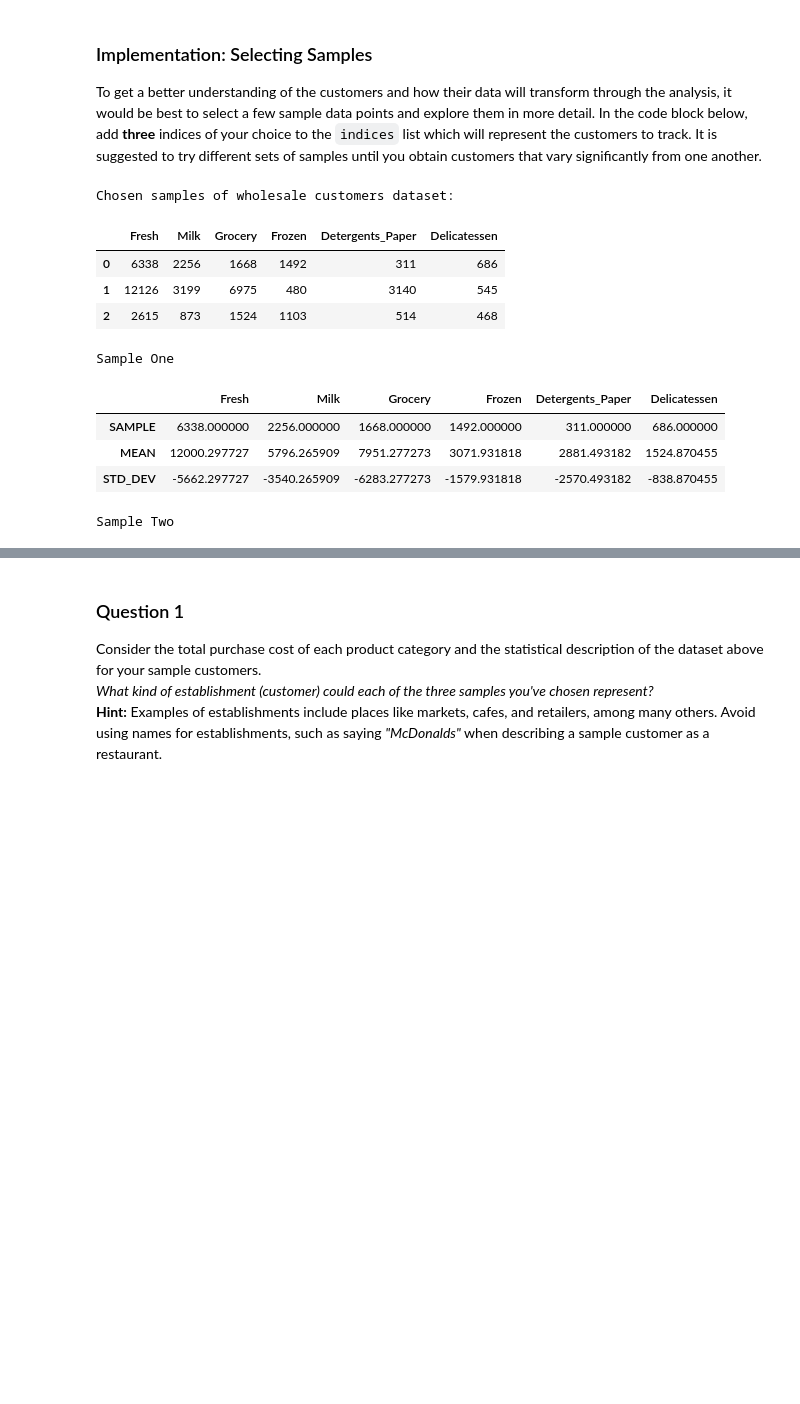
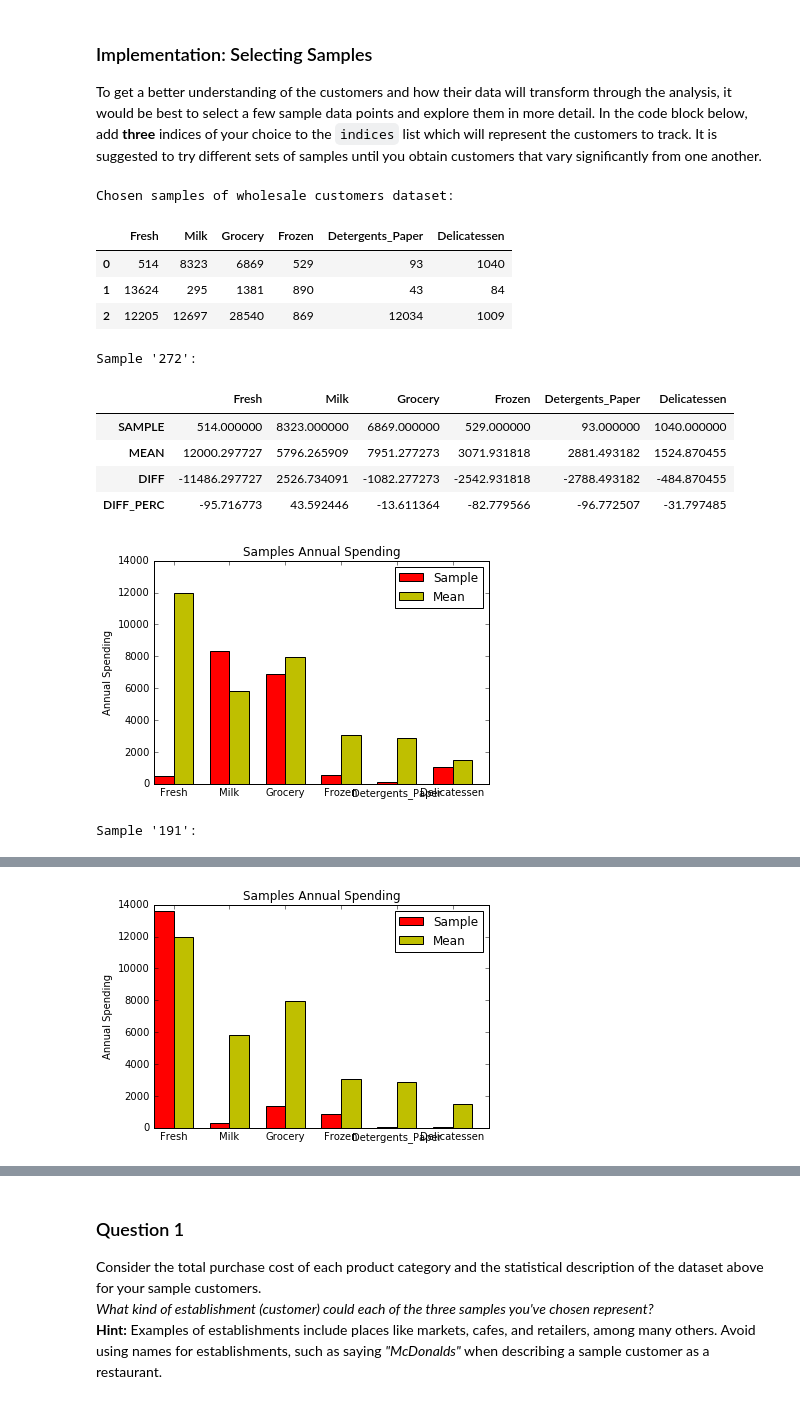
Before and after one commit to archelogos/ml-unsupervised-project, a Jupyter notebook: customer_segments.ipynb, the cells around one changed output, grey strips where cells are left out. Cells and saved outputs as stored; diff of their text form; code cells hidden in the pictures; blank space fills up the shorter version.

```diff
--- a/customer_segments.ipynb
+++ b/customer_segments.ipynb
@@ -61,68 +61,59 @@ display(data.describe())
 To get a better understanding of the customers and how their data will transform through the analysis, it would be best to select a few sample data points and explore them in more detail. In the code block below, add **three** indices of your choice to the `indices` list which will represent the customers to track. It is suggested to try different sets of samples until you obtain customers that vary significantly from one another.
 # %%
 # TODO: Select three indices of your choice you wish to sample from the dataset
-import random
-    indices = []
-    for x in range(0, 3):
-        indices.append(random.randint(0,data.shape[0]))
+#import random
+#indices = []
+#for x in range(0, 3):
+#     indices.append(random.randint(0,data.shape[0]))
 
-indices = [374, 6, 364]
+indices = [272, 191, 77]
 # Create a DataFrame of the chosen samples
 samples = pd.DataFrame(data.loc[indices], columns = data.keys()).reset_index(drop = True)
 print "Chosen samples of wholesale customers dataset:"
 display(samples)
 
 import matplotlib.pyplot as pl
 
-line_points = 0
-for feature in samples:
-    pl.figure(figsize=(10,4))
-    pl.scatter(samples[feature], [line_points, line_points, line_points], label=feature)
-    pl.scatter(data.describe()[feature]['mean'], [line_points], color='red', s=100)
-    pl.scatter(data.describe()[feature]['25%'], [line_points], color='green', s=50)
-    pl.scatter(data.describe()[feature]['75%'], [line_points], color='green', s=50)
-    pl.legend()
-    pl.show()
+for index in indices:
 
-    line_points += 1
+    print "Sample '{}':".format(index)
+    agg_data = pd.DataFrame(columns=data.keys())
+    agg_data.loc['SAMPLE'] = data.loc[index]
+    agg_data.loc['MEAN'] = data.describe().loc['mean']
+    agg_data.loc['DIFF'] = agg_data.loc['SAMPLE']-agg_data.loc['MEAN']
+    agg_data.loc['DIFF_PERC'] = 100*agg_data.loc['DIFF']/agg_data.loc['MEAN']
+    display(agg_data)
 
-print "Sample One"
-agg_data = pd.DataFrame(columns=samples.keys())
-agg_data.loc['SAMPLE'] = samples.loc[0]
-agg_data.loc['MEAN'] = data.describe().loc['mean']
-agg_data.loc['STD_DEV'] = agg_data.loc['SAMPLE']-agg_data.loc['MEAN']
-display(agg_data)
+    N = 6
+    ind = np.arange(N)  # the x locations for the groups
+    width = 0.35       # the width of the bars
 
-plt.bar([0,1,2,3,4,5],agg_data.loc['SAMPLE'], color='red')
-plt.bar([0,1,2,3,4,5],agg_data.loc['MEAN'], color='green')
+    fig, ax = plt.subplots()
+    rects1 = ax.bar(ind, agg_data.loc['SAMPLE'], width, color='r')
+    rects2 = ax.bar(ind + width, agg_data.loc['MEAN'], width, color='y')
 
 
-print "Sample Two"
-agg_data = pd.DataFrame(columns=samples.keys())
-agg_data.loc['SAMPLE'] = samples.loc[1]
-agg_data.loc['MEAN'] = data.describe().loc['mean']
-agg_data.loc['STD_DEV'] = agg_data.loc['SAMPLE']-agg_data.loc['MEAN']
+    # add some text for labels, title and axes ticks
+    ax.set_ylabel('Annual Spending')
+    ax.set_title('Samples Annual Spending')
+    ax.set_xticks(ind + width)
+    ax.set_xticklabels(samples.keys())
 
-display(agg_data)
+    ax.legend((rects1[0], rects2[0]), ('Sample', 'Mean'))
 
-
-print "Sample Three"
-agg_data = pd.DataFrame(columns=samples.keys())
-agg_data.loc['SAMPLE'] = samples.loc[2]
-agg_data.loc['MEAN'] = data.describe().loc['mean']
-agg_data.loc['STD_DEV'] = agg_data.loc['SAMPLE']-agg_data.loc['MEAN']
-
-display(agg_data)
+    plt.show()
 # %% [output]
 Chosen samples of wholesale customers dataset:
 |  | Fresh | Milk | Grocery | Frozen | Detergents_Paper | Delicatessen |
-| 0 | 6338 | 2256 | 1668 | 1492 | 311 | 686 |
-| 1 | 12126 | 3199 | 6975 | 480 | 3140 | 545 |
-| 2 | 2615 | 873 | 1524 | 1103 | 514 | 468 |
+| 0 | 514 | 8323 | 6869 | 529 | 93 | 1040 |
+| 1 | 13624 | 295 | 1381 | 890 | 43 | 84 |
+| 2 | 12205 | 12697 | 28540 | 869 | 12034 | 1009 |
-Sample One
+Sample '272':
 |  | Fresh | Milk | Grocery | Frozen | Detergents_Paper | Delicatessen |
-| SAMPLE | 6338.000000 | 2256.000000 | 1668.000000 | 1492.000000 | 311.000000 | 686.000000 |
+| SAMPLE | 514.000000 | 8323.000000 | 6869.000000 | 529.000000 | 93.000000 | 1040.000000 |
 | MEAN | 12000.297727 | 5796.265909 | 7951.277273 | 3071.931818 | 2881.493182 | 1524.870455 |
-| STD_DEV | -5662.297727 | -3540.265909 | -6283.277273 | -1579.931818 | -2570.493182 | -838.870455 |
+| DIFF | -11486.297727 | 2526.734091 | -1082.277273 | -2542.931818 | -2788.493182 | -484.870455 |
+| DIFF_PERC | -95.716773 | 43.592446 | -13.611364 | -82.779566 | -96.772507 | -31.797485 |
+[figure, new version]
-Sample Two
+Sample '191':
 |  | Fresh | Milk | Grocery | Frozen | Detergents_Paper | Delicatessen |
@@ -131,0 +124 @@ Sample Two
+[figure, added]
```
Also changed, not shown: parts of 34 cells of this notebook.
